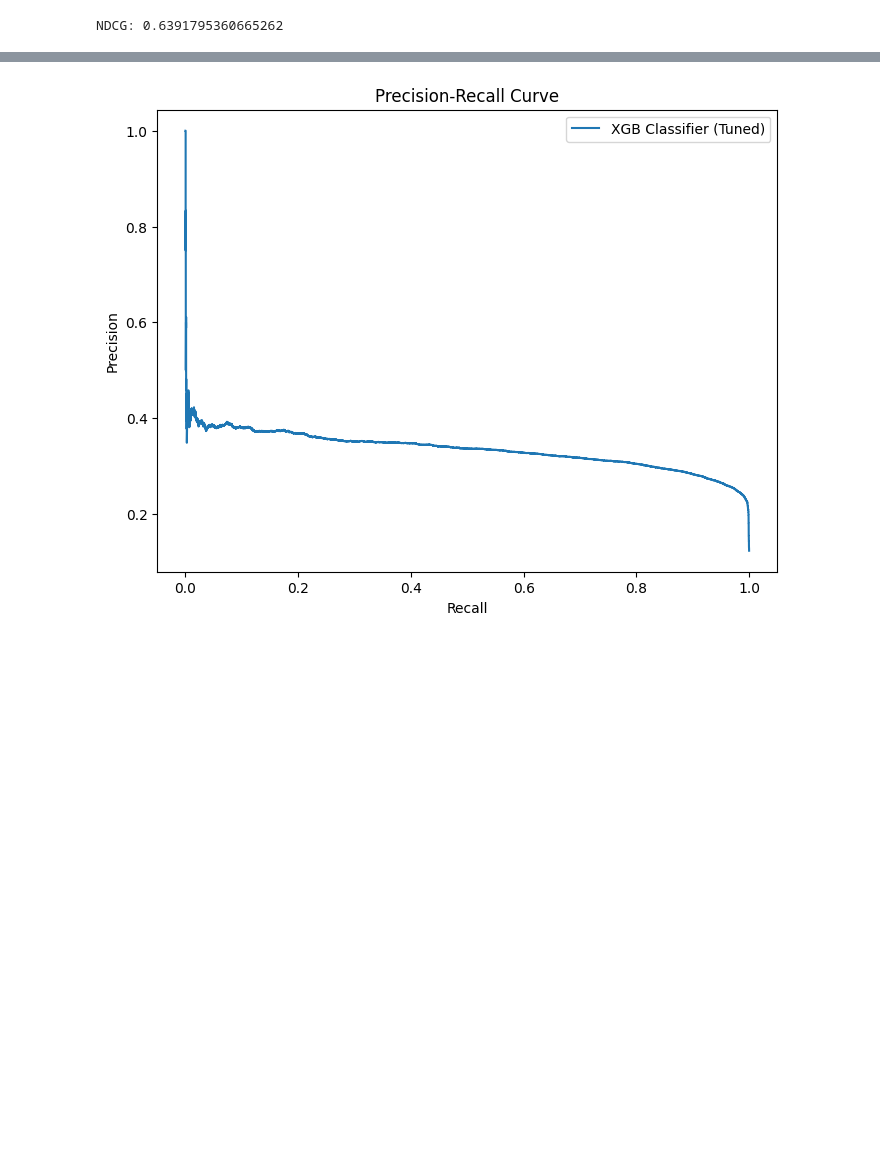
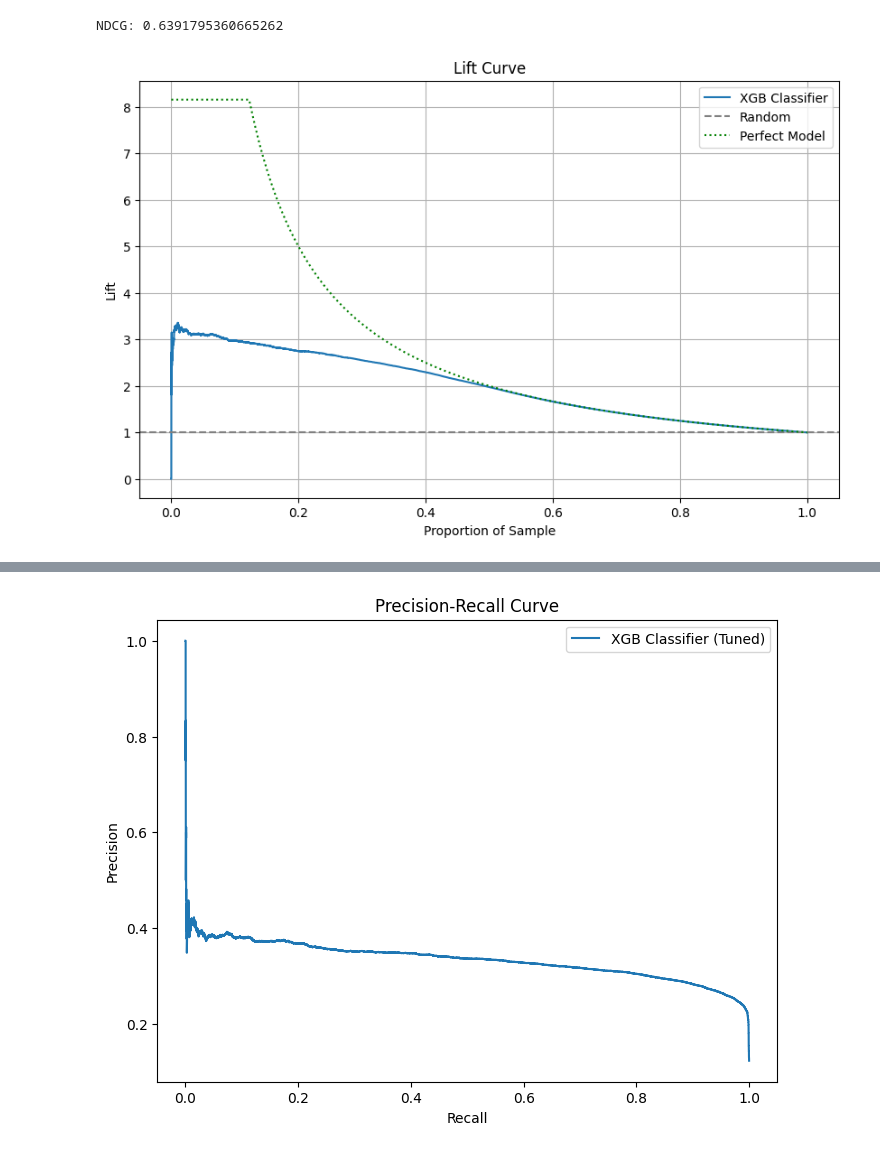
Before and after one commit to iury-repo/health_insurance_cs, a Jupyter notebook: notebooks/2-ims-modeling.ipynb, the cells around one changed output, grey strips where cells are left out. Saved outputs shown, nothing was run; the diff lists cells and outputs as text; code cells hidden in the pictures; blank space fills up the shorter version.

```diff
--- a/notebooks/2-ims-modeling.ipynb
+++ b/notebooks/2-ims-modeling.ipynb
@@ -887,6 +963,40 @@ ndcg = ndcg_score(y_true, y_score, k=20000)
 print(f"NDCG: {ndcg}")
 # %% [output]
 NDCG: 0.6391795360665262
+# %%
+plt.figure(figsize=(10,6))
+
+x, lift = lift_curve(y_test.values, y_hat_proba)
+
+plt.plot(x, lift, label="XGB Classifier")
+
+# baseline (random model)
+plt.axhline(1, linestyle="--", color="gray", label="Random")
+
+plt.xlabel("Proportion of Sample")
+plt.ylabel("Lift")
+plt.title("Lift Curve")
+
+pi = y_test.mean()
+
+x_perfect = np.linspace(0.0001, 1, 500)
+
+lift_perfect = np.where(
+    x_perfect <= pi,
+    1/pi,
+    1/x_perfect
+)
+
+plt.plot(x_perfect, lift_perfect,
+         linestyle=":",
+         color="green",
+         label="Perfect Model")
+
+plt.legend()
+plt.grid(True)
+plt.show()
+# %% [output]
+[figure, added]
 # %%
 plt.figure(figsize=(10,6))
 
```
Also changed, not shown: parts of 14 cells of this notebook.
